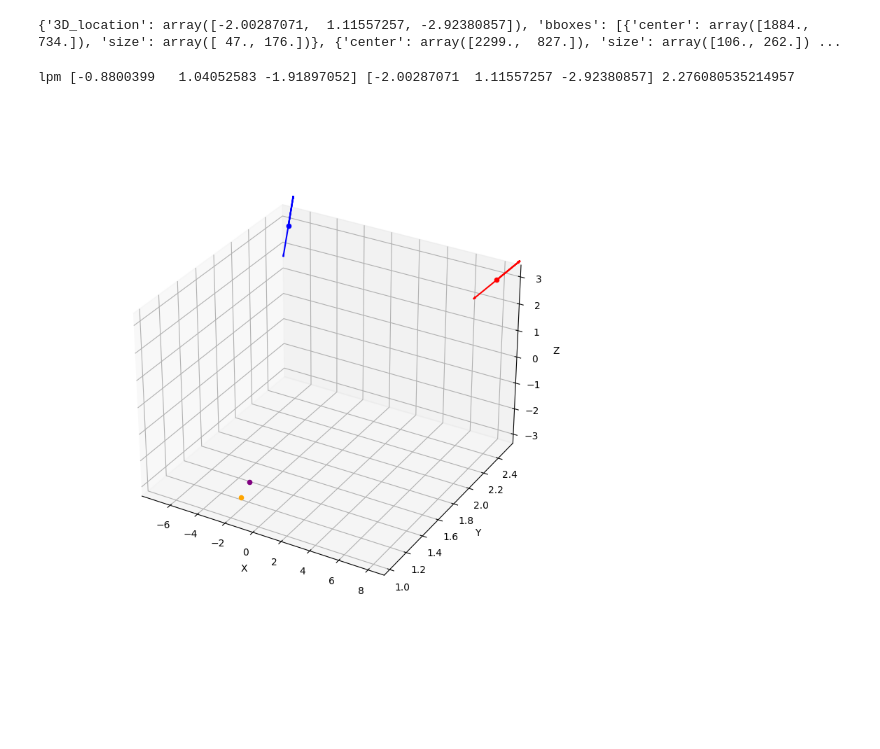
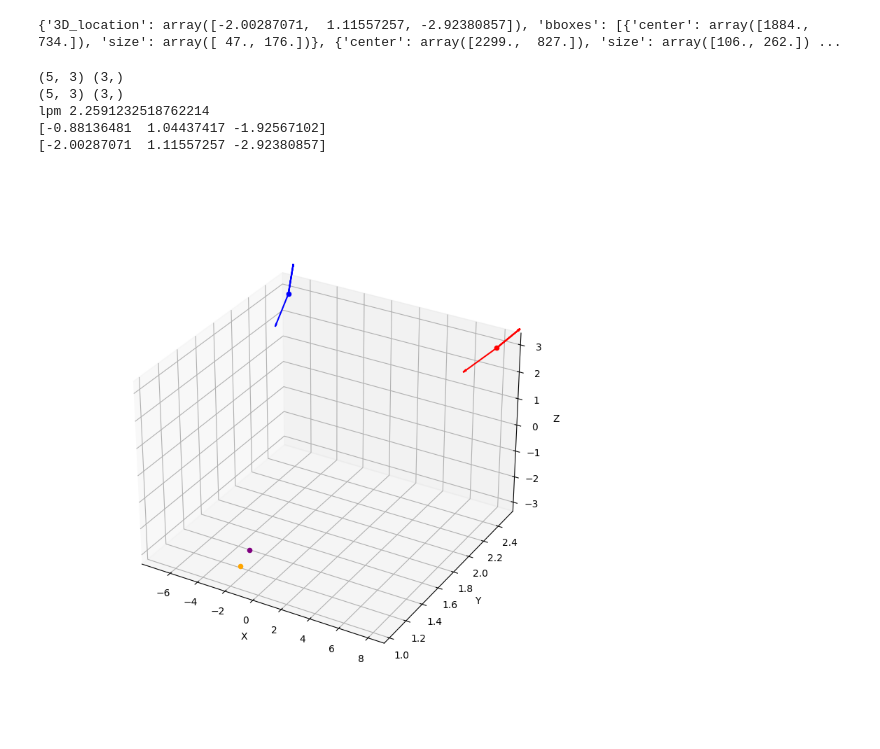
Before and after one commit to lordknight1904/Arsenal, a Jupyter notebook: complete.ipynb, the cells around one changed output. Cells and saved outputs as stored; diff of their text form; code cells hidden in the pictures; blank space fills up the shorter version.

```diff
--- a/complete.ipynb
+++ b/complete.ipynb
@@ -113,10 +113,11 @@ class Camera:
         pixel = np.append(pixel, np.zeros((pixel.shape[0], 1)) + 1, axis=-1)
         camera_coor = pixel @ np.linalg.inv(self.intrinsic)
         # camera_coor = pixel @ self.intrinsic.T
-        world_coor = (camera_coor @ self.rotation) + np.array(self.position)
+        world_coor = (camera_coor @ self.rotation) #- np.array(self.position)
         # print(world_coor)
 
-        vector = world_coor - self.position
+        # print(world_coor.shape, np.array(self.position).shape)
+        vector = world_coor - np.array(self.position)
         directional_vector = vector / np.linalg.norm(vector)
 
         return [Line(origin=coor, direction=vec) for coor, vec in zip(world_coor, directional_vector)]
@@ -166,36 +167,42 @@ cameras_ = [Camera(position=camera['position'], angle=camera['rotation']) for ca
 for i, camera in enumerate(cameras_):
     ax.scatter(*camera.position, color=colors[i])
 
 lines = []
 for i, (bbox, camera) in enumerate(zip(output.get('bboxes'), cameras_)):
     pixels = np.array([
         [0, 0],
         [0, 2160],
         [3840, 0],
         [3840, 2160],
         bbox['center']
     ])
     rays = camera.pixel2ray(pixels)
     stack_origin = np.stack([camera.position]*pixels.shape[0])
     ax.quiver(
         stack_origin[:, 0],
         stack_origin[:, 1],
         stack_origin[:, 2],
         np.array([r.direction for r in rays])[:, 0],
         np.array([r.direction for r in rays])[:, 1],
         np.array([r.direction for r in rays])[:, 2],
         color=colors[i], length=1.0, arrow_length_ratio=.1, normalize=True
     )
     lines.append(rays[-1])
 
 point = find_points(*lines)
-print('lpm', point, output['3D_location'], np.sum((point - output['3D_location'])**2))
+print('lpm', np.sum((point - output['3D_location'])**2))
+print(point)
+print(output['3D_location'])
 ax.scatter(*point, color='purple')
 ax.scatter(*output['3D_location'], color='orange')
 plt.show()
 # %% [output]
-lpm [-0.8800399   1.04052583 -1.91897052] [-2.00287071  1.11557257 -2.92380857] 2.276080535214957
+(5, 3) (3,)
+(5, 3) (3,)
+lpm 2.2591232518762214
+[-0.88136481  1.04437417 -1.92567102]
+[-2.00287071  1.11557257 -2.92380857]
-[figure, old version]
+[figure, new version]
 # %%
 r = R.from_quat([-0.0695865452, 0.857597351, -0.120527431, -0.495134056])
 print(r.as_euler('xyz', degrees=True))
```
Also changed, not shown: parts of 3 cells of this notebook, 4 other files.
